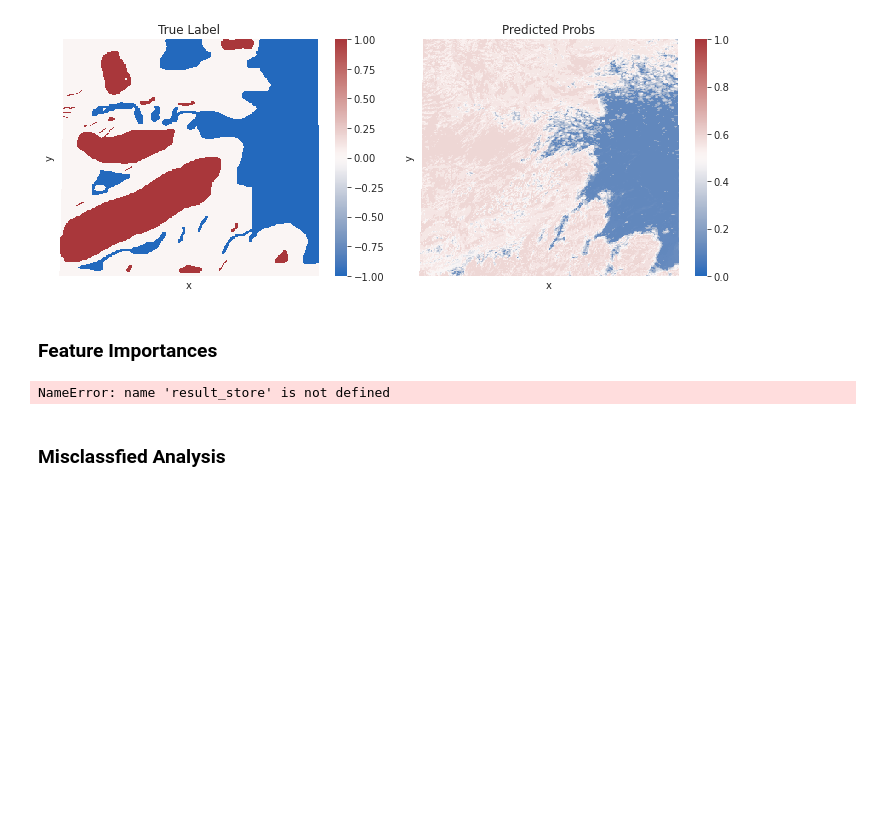
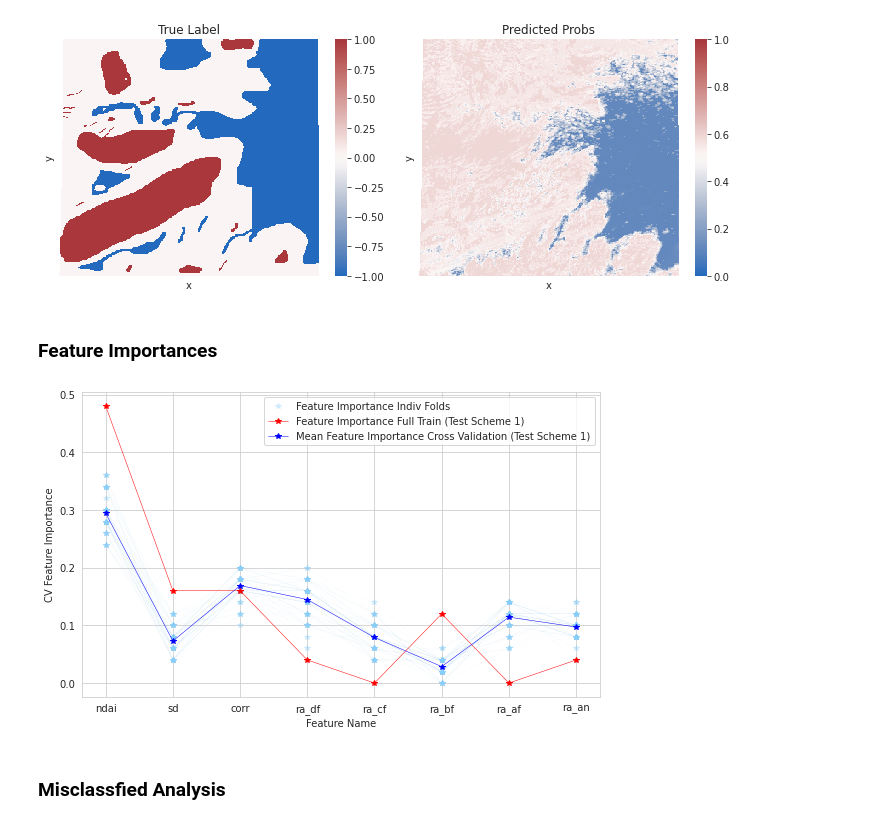
Before and after one commit to WHITSNAK/sta521_proj2, a Jupyter notebook: Section IV - Modeling.ipynb, the cells around one changed output. Saved outputs shown, nothing was run; the diff lists cells and outputs as text; code cells hidden in the pictures; blank space fills up the shorter version.

Commit message:
update feature importance plots

```diff
--- a/Section IV - Modeling.ipynb
+++ b/Section IV - Modeling.ipynb
@@ -544,35 +544,38 @@ cv_importances = [clf_k[-1].feature_importances_ for clf_k in result_store['Adab
 
 cv_impt = [pd.DataFrame([adaboost_analysis.feature_names_in_,
             impt]).T for impt in cv_importances]
 
 mean_cv_importance = (1/len(cv_importances)) * sum(cv_importances)
 
 
-fig, ax = plt.subplots(figsize=(7,7))
+fig, ax = plt.subplots(figsize=(8, 5))
 x_vals = list(range(1, 1+len(train_columns)))
 
 for impt in cv_importances:
     ax.plot(x_vals, impt, color='lightskyblue', lw=0.1, alpha=0.3,marker='*')
 
 ax.plot(
     x_vals, impt, color='lightskyblue',
     lw=0.1, alpha=0.3,marker='*',label='Feature Importance Indiv Folds'
 )
 ax.plot(
     x_vals, test_feaure_importance['Importance'], color='red',
     lw=0.5,alpha=1,marker='*', label='Feature Importance Full Train (Test Scheme 1)'
 )
 ax.plot(
     x_vals, mean_cv_importance, color='blue', lw=0.5,
     alpha=1,marker='*', label='Mean Feature Importance Cross Validation (Test Scheme 1)'
 )
 
 ax.set_xticklabels([""]+train_columns)
 ax.set_xlabel("Feature Name")
 ax.set_ylabel("CV Feature Importance")
 ax.legend()
+
+fig.tight_layout()
+fig.show()
 # %% [output]
-NameError: name 'result_store' is not defined
+[figure, added]
 # %% [markdown]
 ### Misclassfied Analysis
 # %%
```
Also changed, not shown: parts of 3 cells of this notebook, 1 other file.
